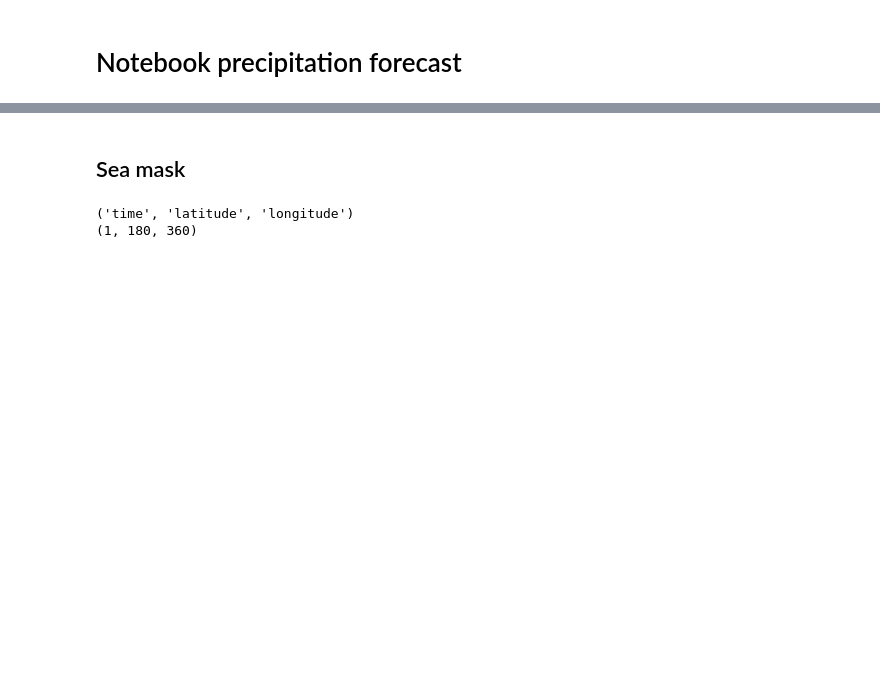
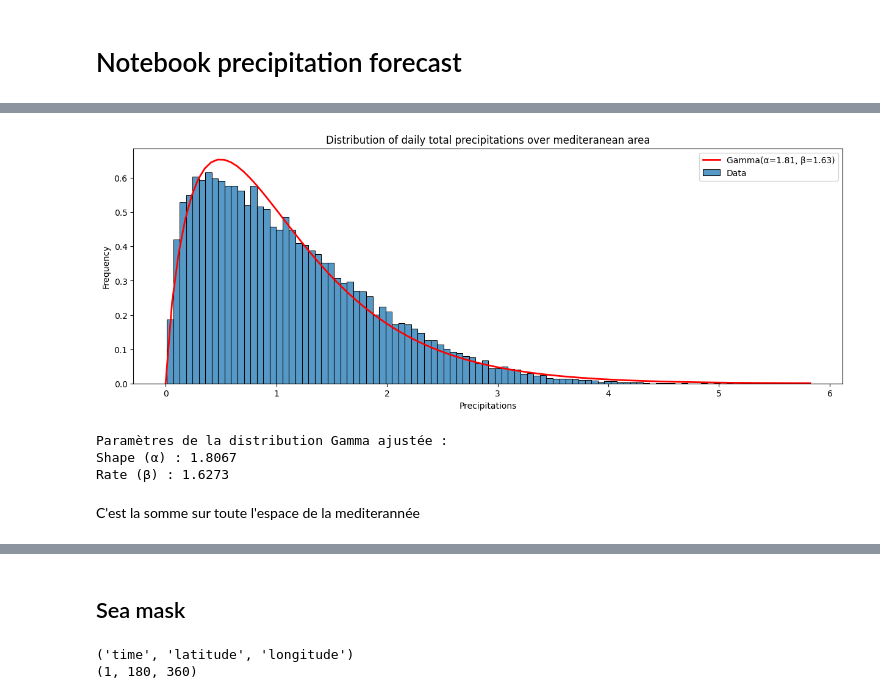
Before and after one commit to EmmaGau/extreme_events_forecasting, a Jupyter notebook: primary_code/precipitation.ipynb, the cells around one changed output, grey strips where cells are left out. Cells and saved outputs as stored; diff of their text form; code cells hidden in the pictures; blank space fills up the shorter version.

```diff
--- a/primary_code/precipitation.ipynb
+++ b/primary_code/precipitation.ipynb
@@ -16,0 +50,48 @@ print(type(range(160,180)))
+# %%
+#moyenne spatiale pour chaque jour
+daily_mean = ds['tp'].sum(dim=['latitude', 'longitude'])
+
+daily_mean_df = daily_mean.to_dataframe().reset_index()
+
+
+
+# Ajuster une distribution Gamma aux données
+shape, loc, scale = stats.gamma.fit(daily_mean_df['tp'], floc=0)
+
+
+
+
+x = np.linspace(0, daily_mean_df['tp'].max(), 100)
+gamma_pdf = stats.gamma.pdf(x, shape, loc, scale)
+
+# Créer le plot
+fig, ax = plt.subplots(1, 1, figsize=(15, 5))
+
+# Tracer l'histogramme
+sns.histplot(daily_mean_df['tp'], bins=100, kde=False, stat='density', ax=ax, label='Data')
+
+# Tracer la distribution Gamma ajustée
+ax.plot(x, gamma_pdf, 'r-', lw=2, label=f'Gamma(α={shape:.2f}, β={1/scale:.2f})')
+
+# Configurer les labels et le titre
+plt.xlabel('Precipitations')
+plt.ylabel('Frequency')
+plt.title("Distribution of daily total precipitations over mediteranean area")
+
+# Ajouter une légende
+plt.legend()
+
+# Afficher le graphique
+plt.show()
+
+# Afficher les paramètres de la distribution Gamma ajustée
+print(f"Paramètres de la distribution Gamma ajustée :")
+print(f"Shape (α) : {shape:.4f}")
+print(f"Rate (β) : {1/scale:.4f}")
+# %% [output]
+[figure, added]
+Paramètres de la distribution Gamma ajustée :
+Shape (α) : 1.8067
+Rate (β) : 1.6273
+# %% [markdown]
+C'est la somme sur toute l'espace de la mediterannée
```
Also changed, not shown: parts of 8 cells of this notebook, 4 other files.
